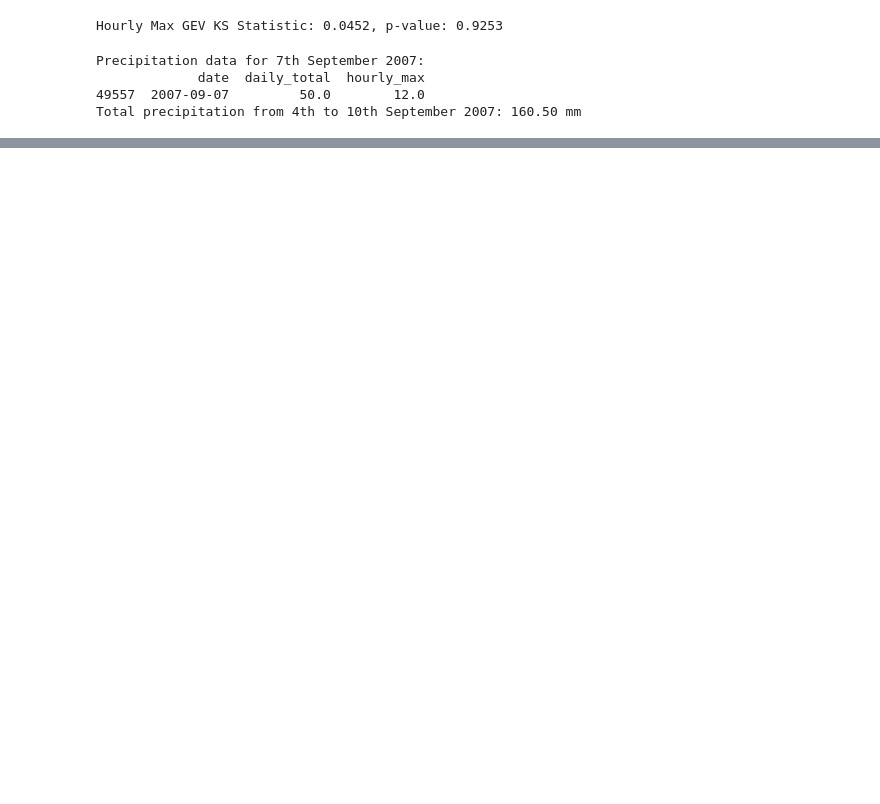
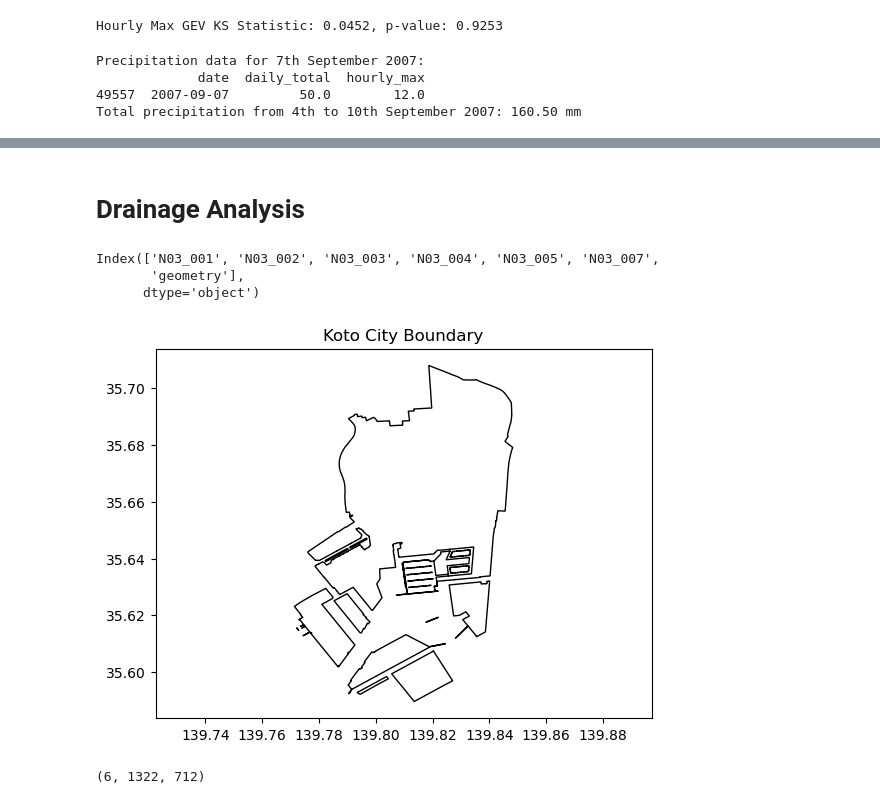
Before and after one commit to foozdemiroglu-gif/MP411-Tokyo, a Jupyter notebook: Hydraulic_analysis.ipynb, the cells around one changed output, grey strips where cells are left out. Cells and saved outputs as stored; diff of their text form; code cells hidden in the pictures; blank space fills up the shorter version.

Commit message:
Drainage analysis p1

```diff
--- a/Hydraulic_analysis.ipynb
+++ b/Hydraulic_analysis.ipynb
@@ -826,0 +789,2 @@ Estimated rainfall for a return period of 280 years: 689.19 mm
+# %% [markdown]
+# Drainage Analysis
@@ -826,0 +803,8 @@ Estimated rainfall for a return period of 280 years: 689.19 mm
+# %%
+#Load Tokyo Prefecture shapefile and inspect the data
+tokyo_shapefile = gpd.read_file('tokyo_prefecture_limits/N03-20260101_13.shp')
+tokyo_shapefile.columns
+# %% [output]
+Index(['N03_001', 'N03_002', 'N03_003', 'N03_004', 'N03_005', 'N03_007',
+       'geometry'],
+      dtype='object')
@@ -826,0 +819,15 @@ Estimated rainfall for a return period of 280 years: 689.19 mm
+# %%
+#Column 'N03_007' represents the administrative codes for the different municipalities within Tokyo Prefecture.
+#Load koto city data and transform to crs
+koto_city = tokyo_shapefile[(tokyo_shapefile["N03_004"] == "江東区") | (tokyo_shapefile['N03_007'] == '13108')].copy()
+koto_city = koto_city.to_crs(epsg=32654)  # Transform to EPSG:32654 coordinate reference system
+koto_city['area'] = koto_city.geometry.area / 1000000  # Calculate the area of the geometry in square kilometers
+
+# print(koto_city[['N03_004', 'N03_007', 'area']])  # Display the relevant columns of the koto_city GeoDataFrame
+# %%
+koto_city.plot(edgecolor="black", facecolor="none")
+plt.title("Koto City Boundary")
+plt.axis("equal")
+plt.show()
+# %% [output]
+[figure, added]
@@ -826,0 +857,15 @@ Estimated rainfall for a return period of 280 years: 689.19 mm
+# %%
+#Loading spectral bands
+bands = ["B02", "B03", "B04", "B08", "B11", "B12"]  # Blue, Green, Red, NIR bands, and SWIR bands
+
+image_stack = stackstac.stack(signed_items, assets=bands, epsg=32654, resolution=10,
+                              bounds_latlon=koto_bbox)
+
+koto_projected = koto_city.to_crs(epsg=32654)  # Transform Koto City geometry to match the image stack CRS
+
+#cloud filtered composite of the Sentinel-2 imagery for Koto City
+composite = image_stack.median(dim="time", skipna=True).compute()
+
+print(composite.shape)
+# %% [output]
+(6, 1322, 712)
```
Also changed, not shown: parts of 19 cells of this notebook, 9 other files.
